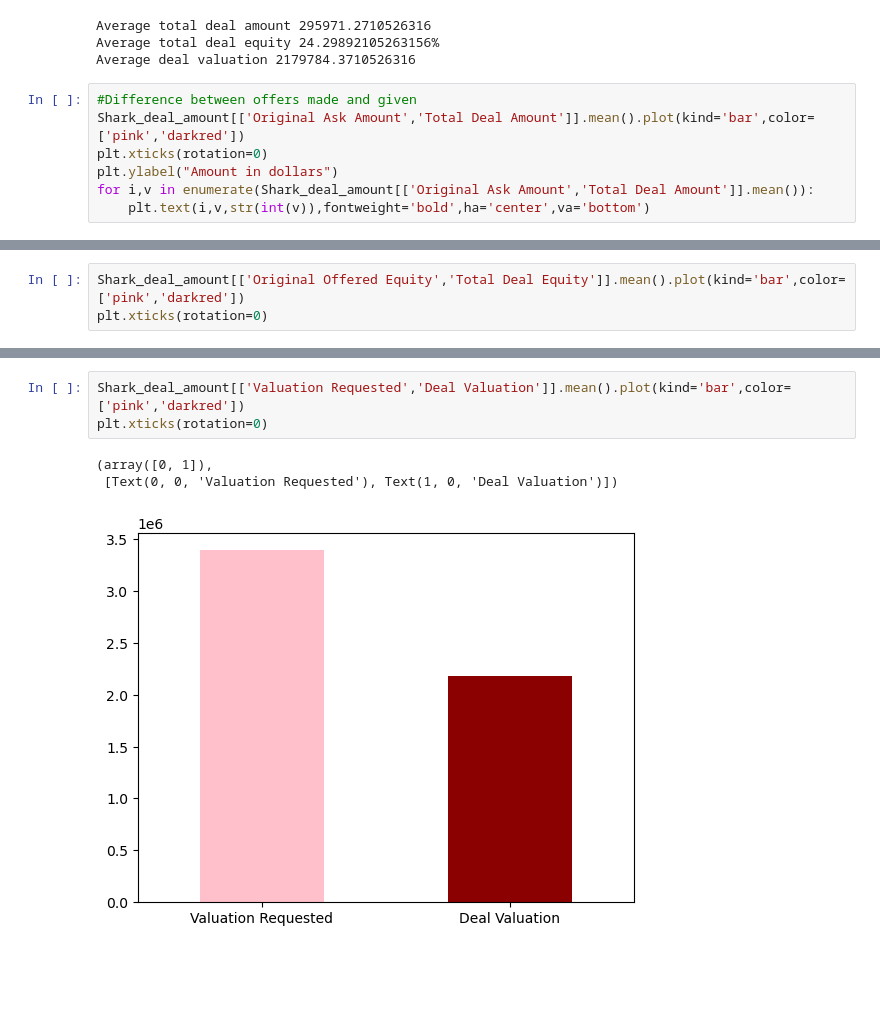
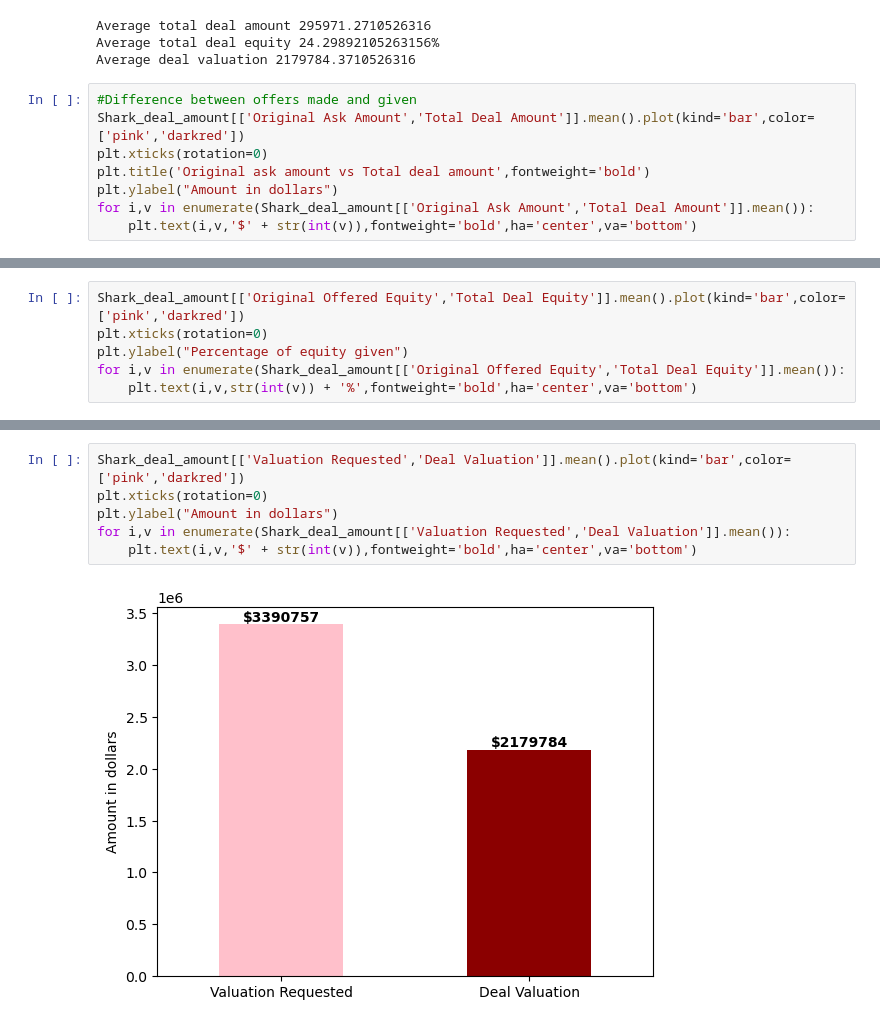
Before and after one commit to 0layiw0la/SHARK-TANK-INVESTMENT-ANALYSIS, a Jupyter notebook: SHARK TANK INVESTMENT ANALYSIS.ipynb, the cells around one changed output, grey strips where cells are left out. Cells and saved outputs as stored; diff of their text form; blank space fills up the shorter version.

```diff
--- a/SHARK TANK INVESTMENT ANALYSIS.ipynb
+++ b/SHARK TANK INVESTMENT ANALYSIS.ipynb
@@ -389,7 +251,8 @@ Average deal valuation 2179784.3710526316
 #Difference between offers made and given
 Shark_deal_amount[['Original Ask Amount','Total Deal Amount']].mean().plot(kind='bar',color=['pink','darkred'])
 plt.xticks(rotation=0)
+plt.title('Original ask amount vs Total deal amount',fontweight='bold')
 plt.ylabel("Amount in dollars")
 for i,v in enumerate(Shark_deal_amount[['Original Ask Amount','Total Deal Amount']].mean()):
-    plt.text(i,v,str(int(v)),fontweight='bold',ha='center',va='bottom')
+    plt.text(i,v,'$' + str(int(v)),fontweight='bold',ha='center',va='bottom')
 # %% [output]
@@ -397,4 +260,7 @@ for i,v in enumerate(Shark_deal_amount[['Original Ask Amount','Total Deal Amount
 # %%
 Shark_deal_amount[['Original Offered Equity','Total Deal Equity']].mean().plot(kind='bar',color=['pink','darkred'])
 plt.xticks(rotation=0)
+plt.ylabel("Percentage of equity given")
+for i,v in enumerate(Shark_deal_amount[['Original Offered Equity','Total Deal Equity']].mean()):
+    plt.text(i,v,str(int(v)) + '%',fontweight='bold',ha='center',va='bottom')
 # %% [output]
@@ -404,7 +268,8 @@ plt.xticks(rotation=0)
 # %%
 Shark_deal_amount[['Valuation Requested','Deal Valuation']].mean().plot(kind='bar',color=['pink','darkred'])
 plt.xticks(rotation=0)
+plt.ylabel("Amount in dollars")
+for i,v in enumerate(Shark_deal_amount[['Valuation Requested','Deal Valuation']].mean()):
+    plt.text(i,v,'$' + str(int(v)),fontweight='bold',ha='center',va='bottom')
 # %% [output]
-(array([0, 1]),
- [Text(0, 0, 'Valuation Requested'), Text(1, 0, 'Deal Valuation')])
-[figure, old version]
+[figure, new version]
```
Also changed, not shown: parts of 24 cells of this notebook.
